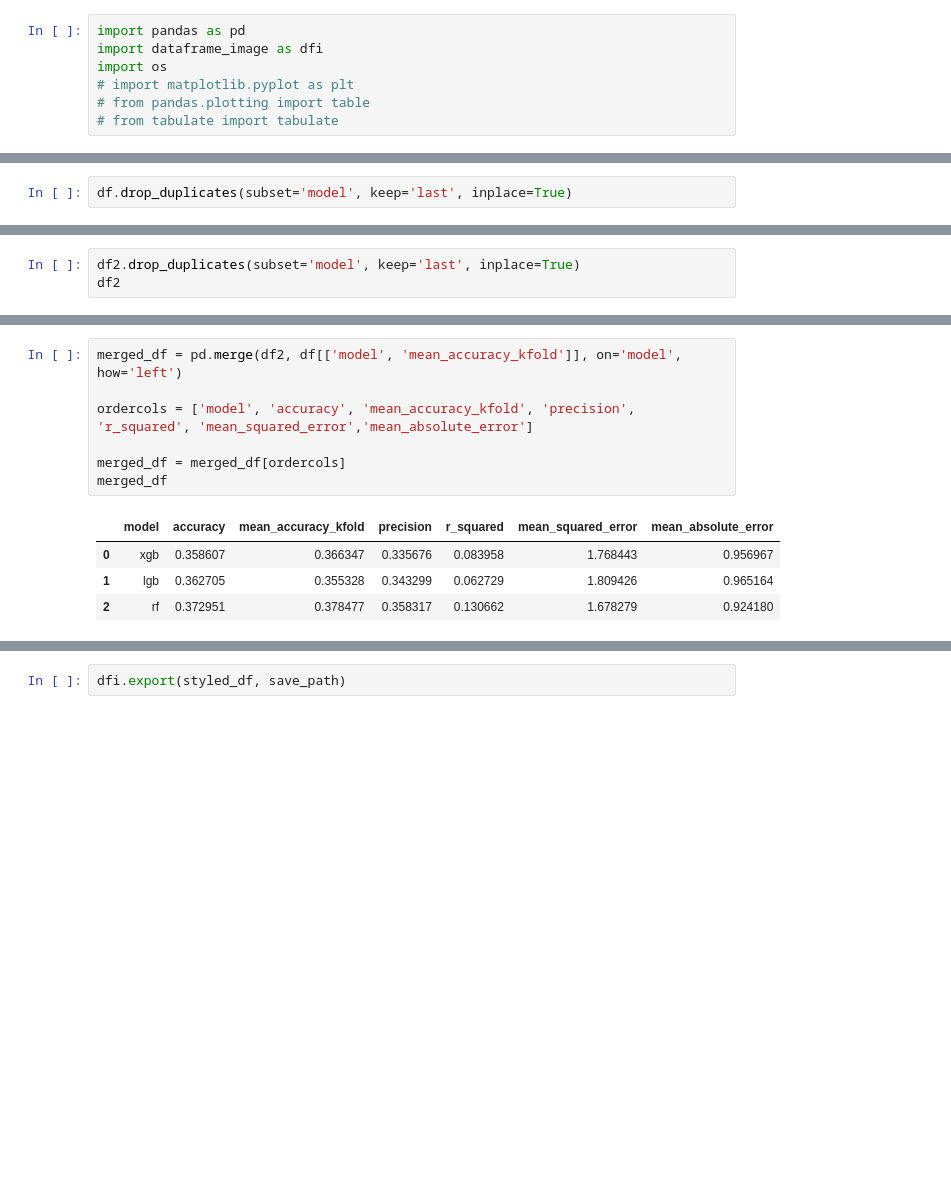
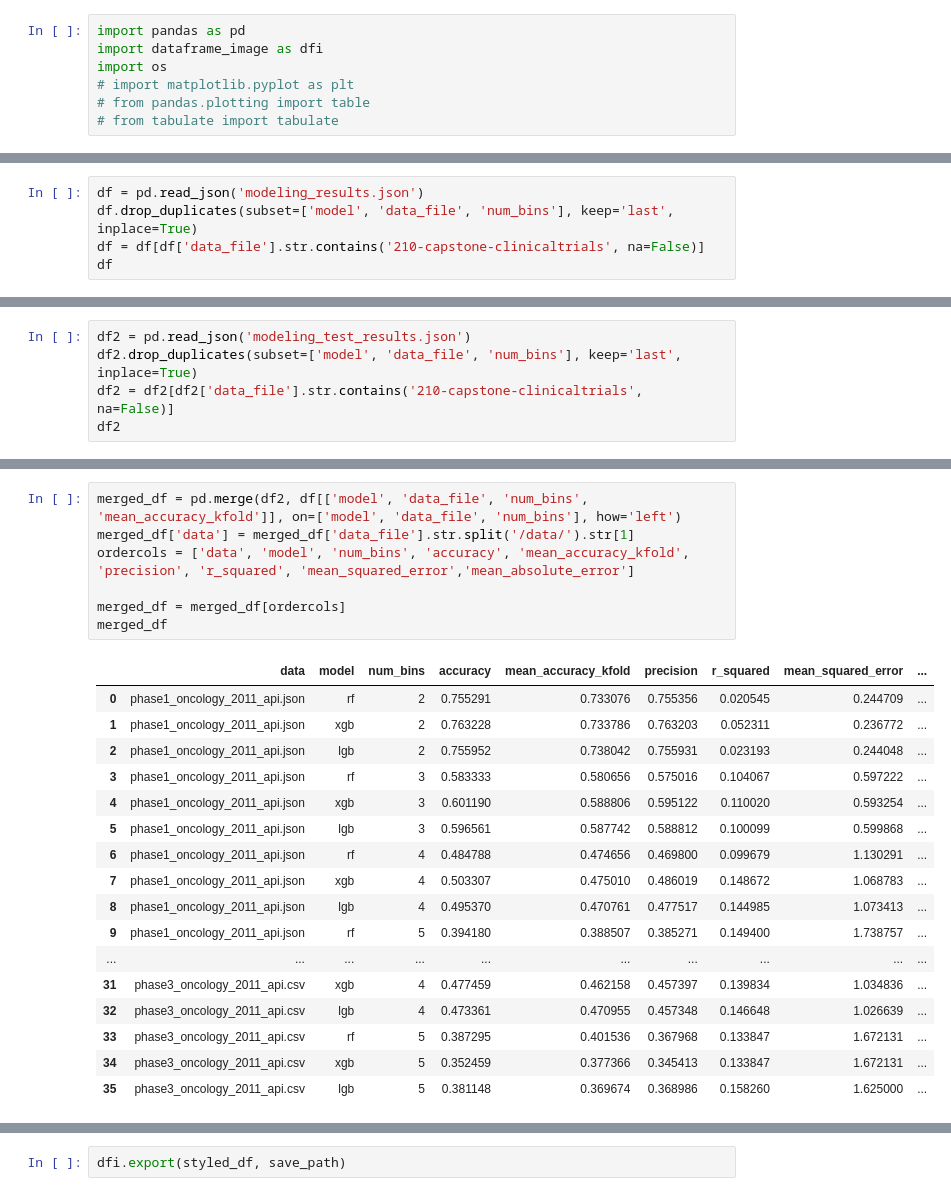
Before and after one commit to cynthiaxu04/predicting-clinicaltrials, a Jupyter notebook: model/make_figures.ipynb, the cells around one changed output, grey strips where cells are left out. Cells and saved outputs as stored; diff of their text form; blank space fills up the shorter version.

Commit message:
modeling and data processing updates

```diff
--- a/model/make_figures.ipynb
+++ b/model/make_figures.ipynb
@@ -24,2 +8,5 @@ df
 # %%
-df.drop_duplicates(subset='model', keep='last', inplace=True)
+df = pd.read_json('modeling_results.json')
+df.drop_duplicates(subset=['model', 'data_file', 'num_bins'], keep='last', inplace=True)
+df = df[df['data_file'].str.contains('210-capstone-clinicaltrials', na=False)]
+df
@@ -35,4 +31,6 @@ df2 = pd.read_json('modeling_test_results.json')
 # %%
-df2.drop_duplicates(subset='model', keep='last', inplace=True)
+df2 = pd.read_json('modeling_test_results.json')
+df2.drop_duplicates(subset=['model', 'data_file', 'num_bins'], keep='last', inplace=True)
+df2 = df2[df2['data_file'].str.contains('210-capstone-clinicaltrials', na=False)]
 df2
 # %% [output]
@@ -43,12 +60,25 @@ df2
 # %%
-merged_df = pd.merge(df2, df[['model', 'mean_accuracy_kfold']], on='model', how='left')
-
-ordercols = ['model', 'accuracy', 'mean_accuracy_kfold', 'precision', 'r_squared', 'mean_squared_error','mean_absolute_error']
+merged_df = pd.merge(df2, df[['model', 'data_file', 'num_bins', 'mean_accuracy_kfold']], on=['model', 'data_file', 'num_bins'], how='left')
+merged_df['data'] = merged_df['data_file'].str.split('/data/').str[1]
+ordercols = ['data', 'model', 'num_bins', 'accuracy', 'mean_accuracy_kfold', 'precision', 'r_squared', 'mean_squared_error','mean_absolute_error']
 
 merged_df = merged_df[ordercols]
 merged_df
 # %% [output]
-|  | model | accuracy | mean_accuracy_kfold | precision | r_squared | mean_squared_error | mean_absolute_error |
-| 0 | xgb | 0.358607 | 0.366347 | 0.335676 | 0.083958 | 1.768443 | 0.956967 |
-| 1 | lgb | 0.362705 | 0.355328 | 0.343299 | 0.062729 | 1.809426 | 0.965164 |
-| 2 | rf | 0.372951 | 0.378477 | 0.358317 | 0.130662 | 1.678279 | 0.924180 |
+|  | data | model | num_bins | accuracy | mean_accuracy_kfold | precision | r_squared | mean_squared_error | ... |
+| 0 | phase1_oncology_2011_api.json | rf | 2 | 0.755291 | 0.733076 | 0.755356 | 0.020545 | 0.244709 | ... |
+| 1 | phase1_oncology_2011_api.json | xgb | 2 | 0.763228 | 0.733786 | 0.763203 | 0.052311 | 0.236772 | ... |
+| 2 | phase1_oncology_2011_api.json | lgb | 2 | 0.755952 | 0.738042 | 0.755931 | 0.023193 | 0.244048 | ... |
+| 3 | phase1_oncology_2011_api.json | rf | 3 | 0.583333 | 0.580656 | 0.575016 | 0.104067 | 0.597222 | ... |
+| 4 | phase1_oncology_2011_api.json | xgb | 3 | 0.601190 | 0.588806 | 0.595122 | 0.110020 | 0.593254 | ... |
+| 5 | phase1_oncology_2011_api.json | lgb | 3 | 0.596561 | 0.587742 | 0.588812 | 0.100099 | 0.599868 | ... |
+| 6 | phase1_oncology_2011_api.json | rf | 4 | 0.484788 | 0.474656 | 0.469800 | 0.099679 | 1.130291 | ... |
+| 7 | phase1_oncology_2011_api.json | xgb | 4 | 0.503307 | 0.475010 | 0.486019 | 0.148672 | 1.068783 | ... |
+| 8 | phase1_oncology_2011_api.json | lgb | 4 | 0.495370 | 0.470761 | 0.477517 | 0.144985 | 1.073413 | ... |
+| 9 | phase1_oncology_2011_api.json | rf | 5 | 0.394180 | 0.388507 | 0.385271 | 0.149400 | 1.738757 | ... |
+| ... | ... | ... | ... | ... | ... | ... | ... | ... | ... |
+| 31 | phase3_oncology_2011_api.csv | xgb | 4 | 0.477459 | 0.462158 | 0.457397 | 0.139834 | 1.034836 | ... |
+| 32 | phase3_oncology_2011_api.csv | lgb | 4 | 0.473361 | 0.470955 | 0.457348 | 0.146648 | 1.026639 | ... |
+| 33 | phase3_oncology_2011_api.csv | rf | 5 | 0.387295 | 0.401536 | 0.367968 | 0.133847 | 1.672131 | ... |
+| 34 | phase3_oncology_2011_api.csv | xgb | 5 | 0.352459 | 0.377366 | 0.345413 | 0.133847 | 1.672131 | ... |
+| 35 | phase3_oncology_2011_api.csv | lgb | 5 | 0.381148 | 0.369674 | 0.368986 | 0.158260 | 1.625000 | ... |
```
Also changed, not shown: parts of 11 cells of this notebook, 30 other files.
